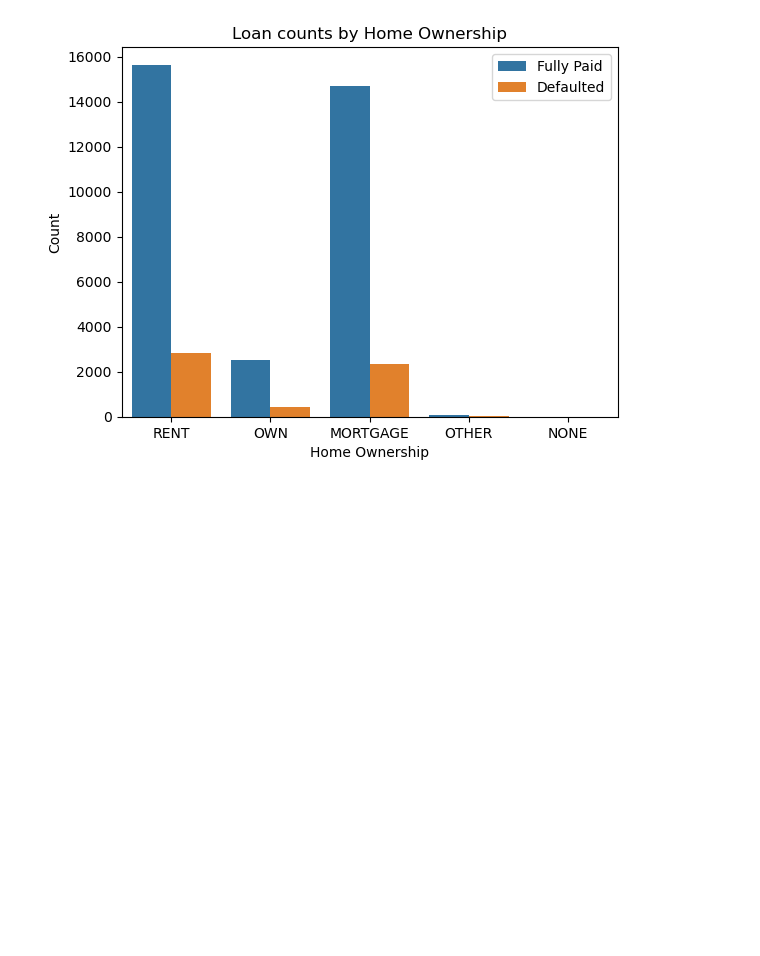
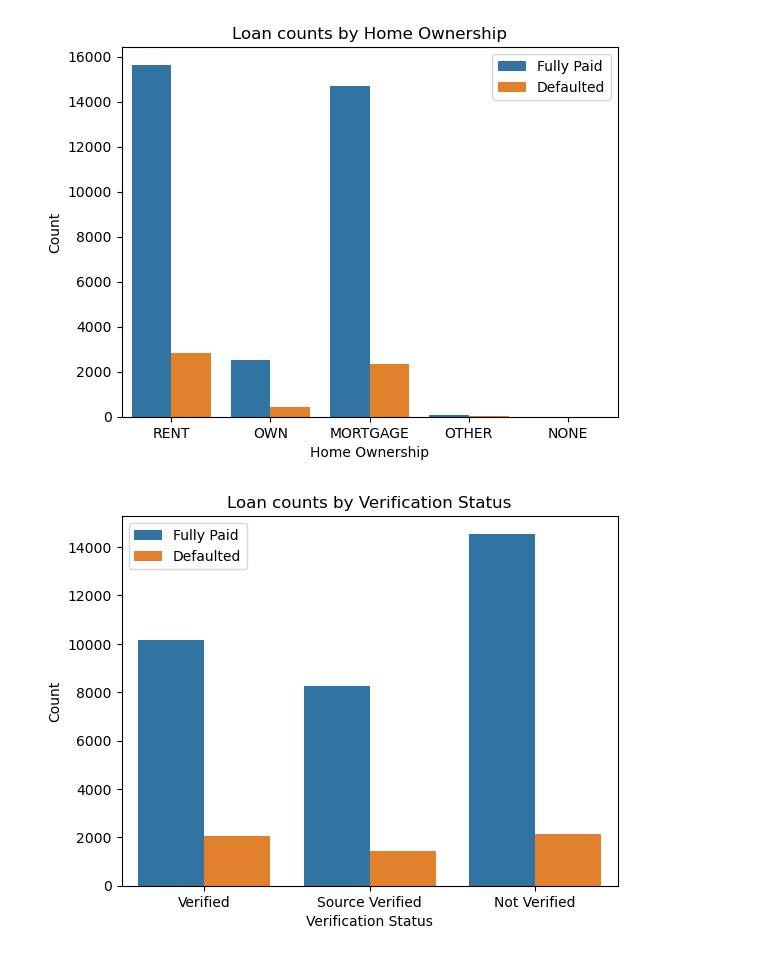
Before and after one commit to ncjanardhan-outlook/ncjpersonal, a Jupyter notebook: lending club_case study.ipynb, the cells around one changed output. Saved outputs shown, nothing was run; the diff lists cells and outputs as text; code cells hidden in the pictures; blank space fills up the shorter version.

```diff
--- a/lending club_case study.ipynb
+++ b/lending club_case study.ipynb
@@ -272,2 +272,7 @@ plt.show(figHomeOwnerPlt)
 # %% [output]
 [figure]
+# %%
+# Understand Loan Status in relation to Verification Status
+drawCustomCountPlot(xColumn="verification_status", hueColumn="loan_status", yLabel="Count", xLabel="Verification Status", title="Loan counts by Verification Status")
+# %% [output]
+[figure, added]
```
Also changed, not shown: parts of 6 cells of this notebook.
